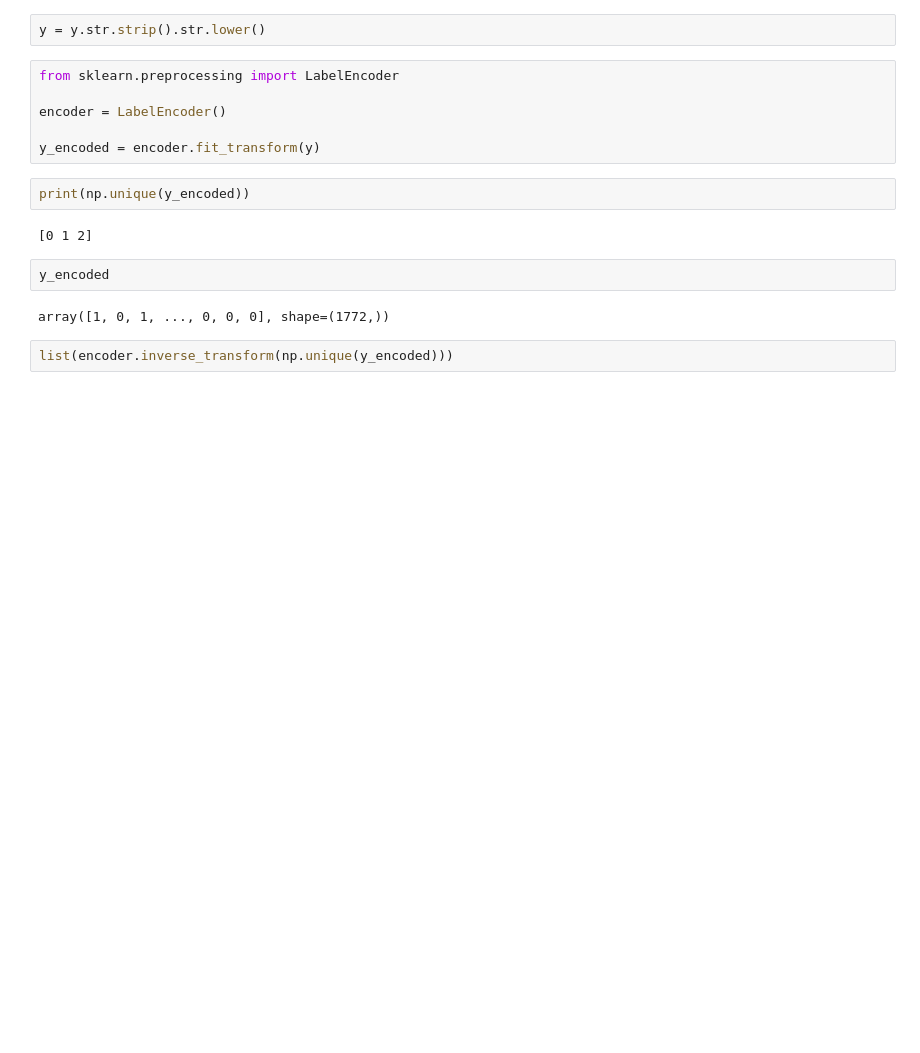
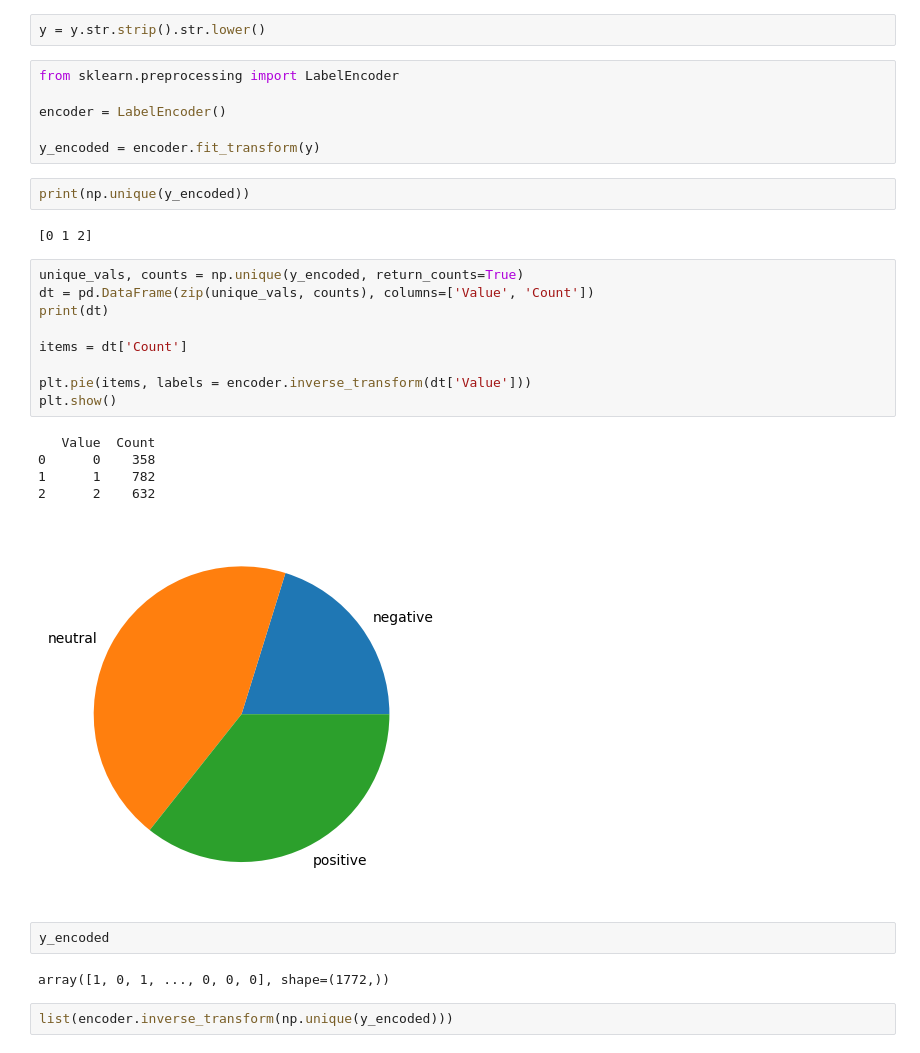
Before and after one commit to PR7175Z/Social-Media-Sentiment-Analaysis, a Jupyter notebook: model.ipynb, the cells around one changed output. Saved outputs shown, nothing was run; the diff lists cells and outputs as text; blank space fills up the shorter version.

Commit message:
Visualized dataset

```diff
--- a/model.ipynb
+++ b/model.ipynb
@@ -181,6 +181,21 @@ y_encoded = encoder.fit_transform(y)
 print(np.unique(y_encoded))
 # %% [output]
 [0 1 2]
+# %%
+unique_vals, counts = np.unique(y_encoded, return_counts=True)
+dt = pd.DataFrame(zip(unique_vals, counts), columns=['Value', 'Count'])
+print(dt)
+
+items = dt['Count']
+
+plt.pie(items, labels = encoder.inverse_transform(dt['Value']))
+plt.show()
+# %% [output]
+   Value  Count
+0      0    358
+1      1    782
+2      2    632
+[figure, added]
 # %%
 y_encoded
 # %% [output]
```
